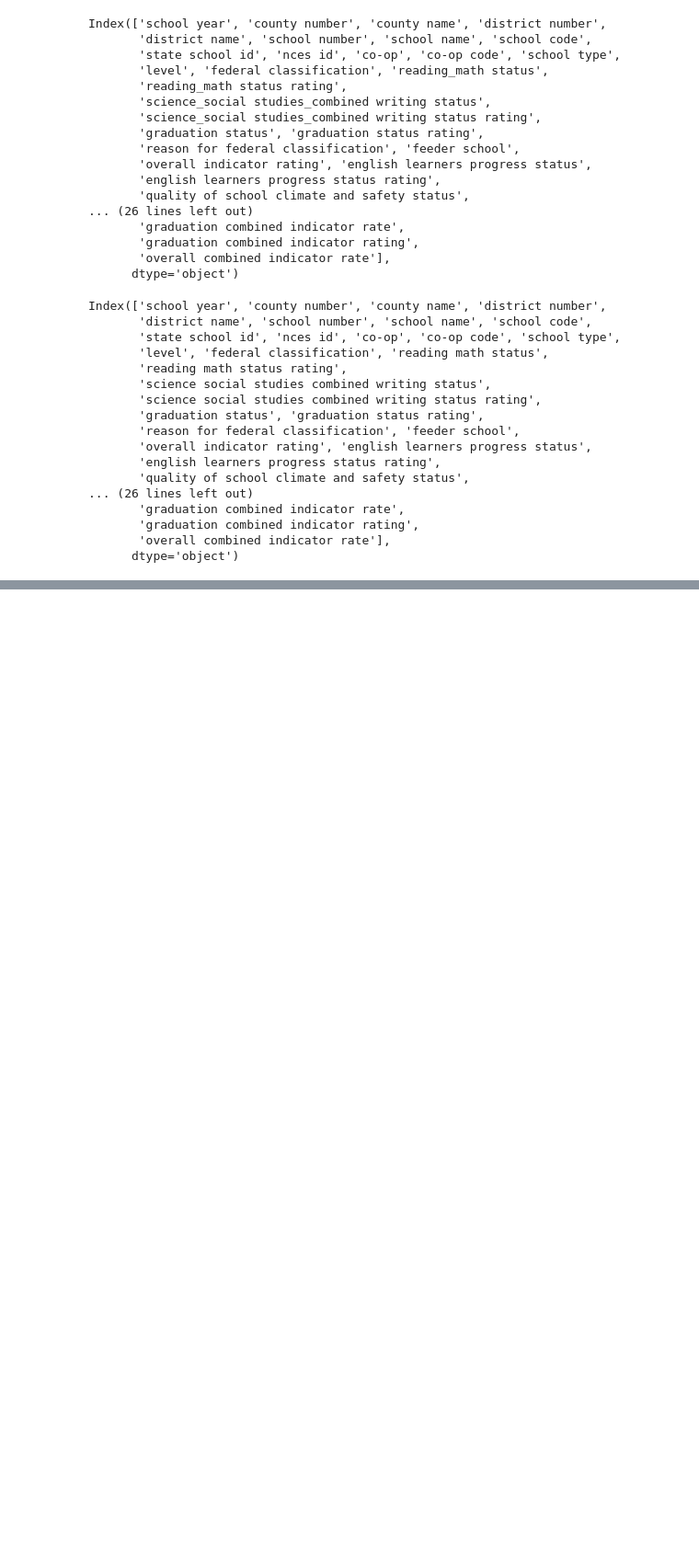
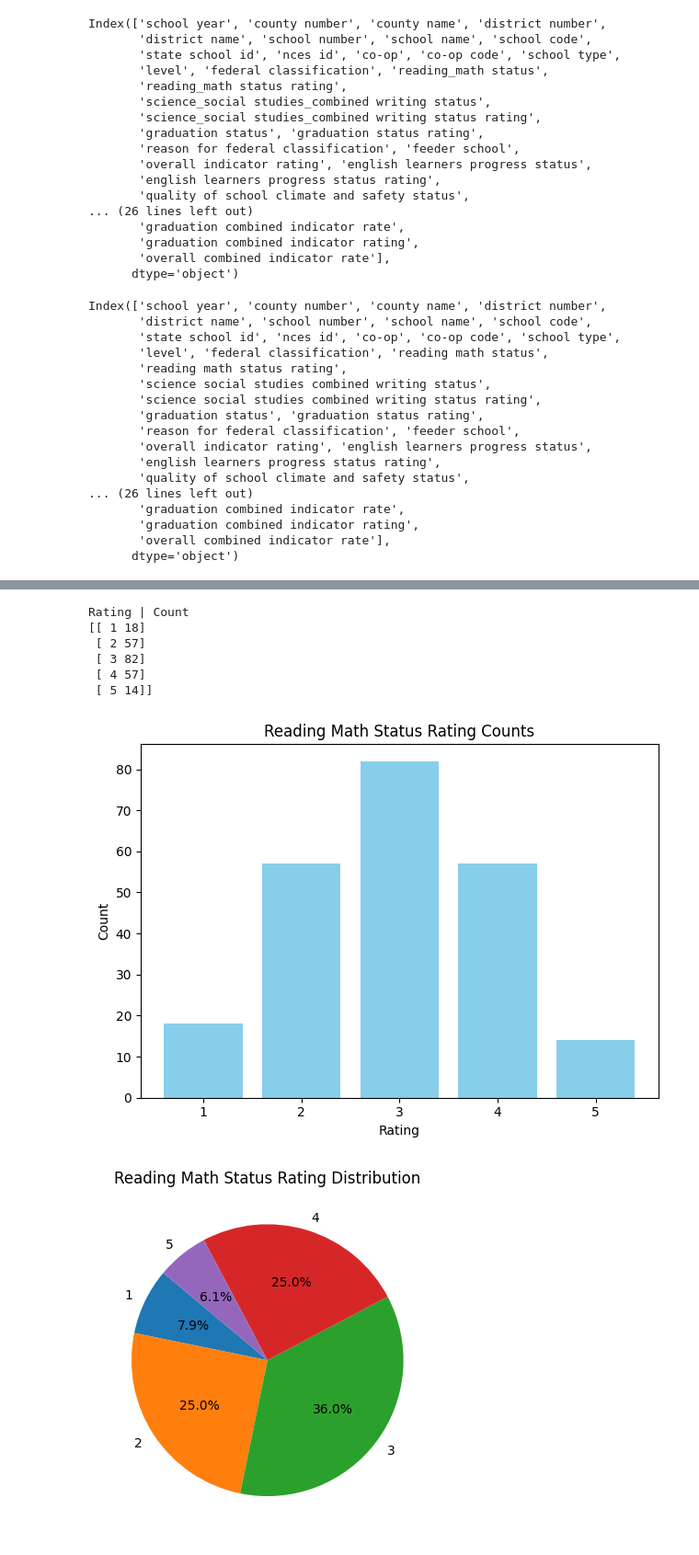
Before and after one commit to davejbud88/Preparing_Students, a Jupyter notebook: School_Data.ipynb, the cells around one changed output, grey strips where cells are left out. Shown at 92% size. Saved outputs shown, nothing was run; the diff lists cells and outputs as text; code cells hidden in the pictures; blank space fills up the shorter version.

Commit message:
data cleaned

```diff
--- a/School_Data.ipynb
+++ b/School_Data.ipynb
@@ -95,0 +247,2 @@ print(df_Level)
+# %%
+conn = sqlite3.connect('school_data.db')
@@ -95,0 +264,8 @@ print(df_Level)
+# %%
+joined_tables = """select b."school name", p.*, b."grade 9", b."grade 10", b."grade 11", b."grade 12"
+from school_profile as p
+left join school_behavior as b
+on p."state school id" = b."state school id";"""
+# %%
+table = pd.read_sql_query(joined_tables, conn)
+print(table)
@@ -95,0 +309,25 @@ print(df_Level)
+# %%
+reading_math_counts = np.unique(table['reading math status rating'], return_counts=True)
+reading_math_counts_table = np.column_stack((reading_math_counts[0], reading_math_counts[1]))
+print("Rating | Count")
+print(reading_math_counts_table)
+
+plt.bar(counts[0],counts[1], color='skyblue')
+plt.title('Reading Math Status Rating Counts')
+plt.xlabel('Rating')
+plt.ylabel('Count')
+plt.tight_layout()
+plt.show()
+
+plt.pie(reading_math_counts[1], labels=reading_math_counts[0], autopct='%1.1f%%', startangle=140)
+plt.title('Reading Math Status Rating Distribution')
+plt.show()
+# %% [output]
+Rating | Count
+[[ 1 18]
+ [ 2 57]
+ [ 3 82]
+ [ 4 57]
+ [ 5 14]]
+[figure, added]
+[figure, added]
```
Also changed, not shown: parts of 18 cells of this notebook, 2 other files.
